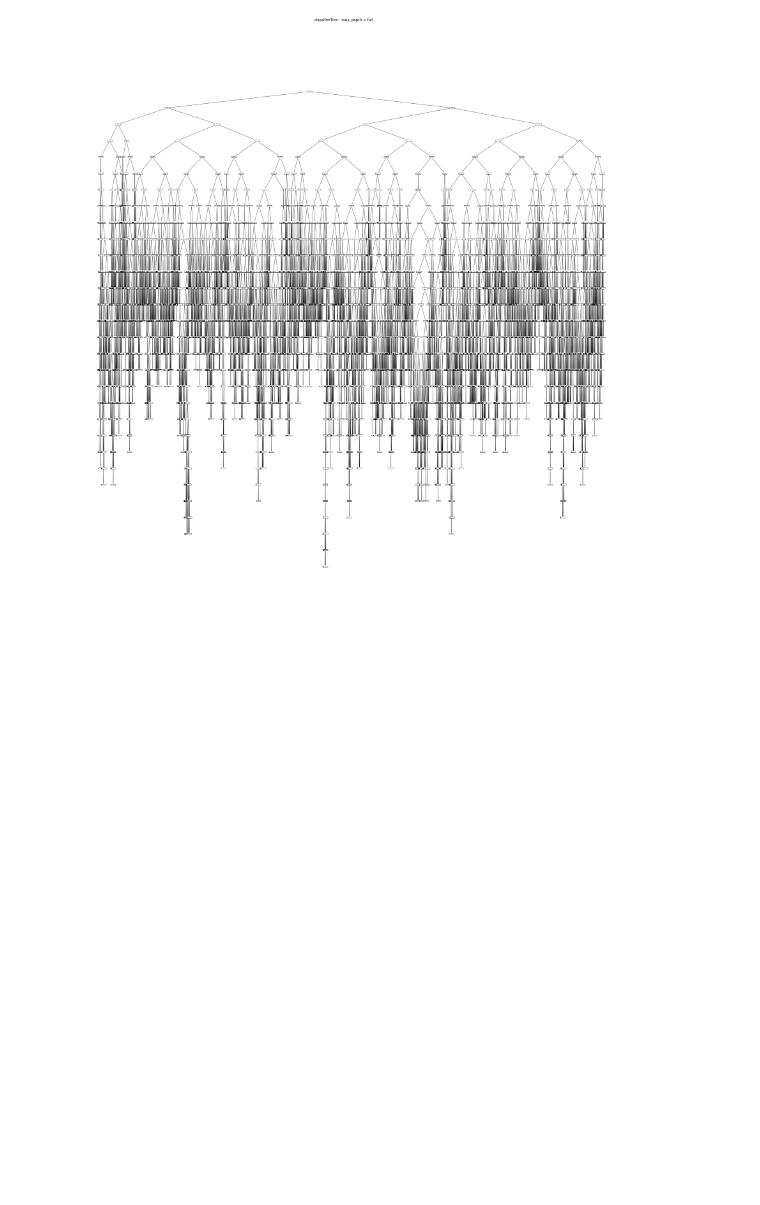
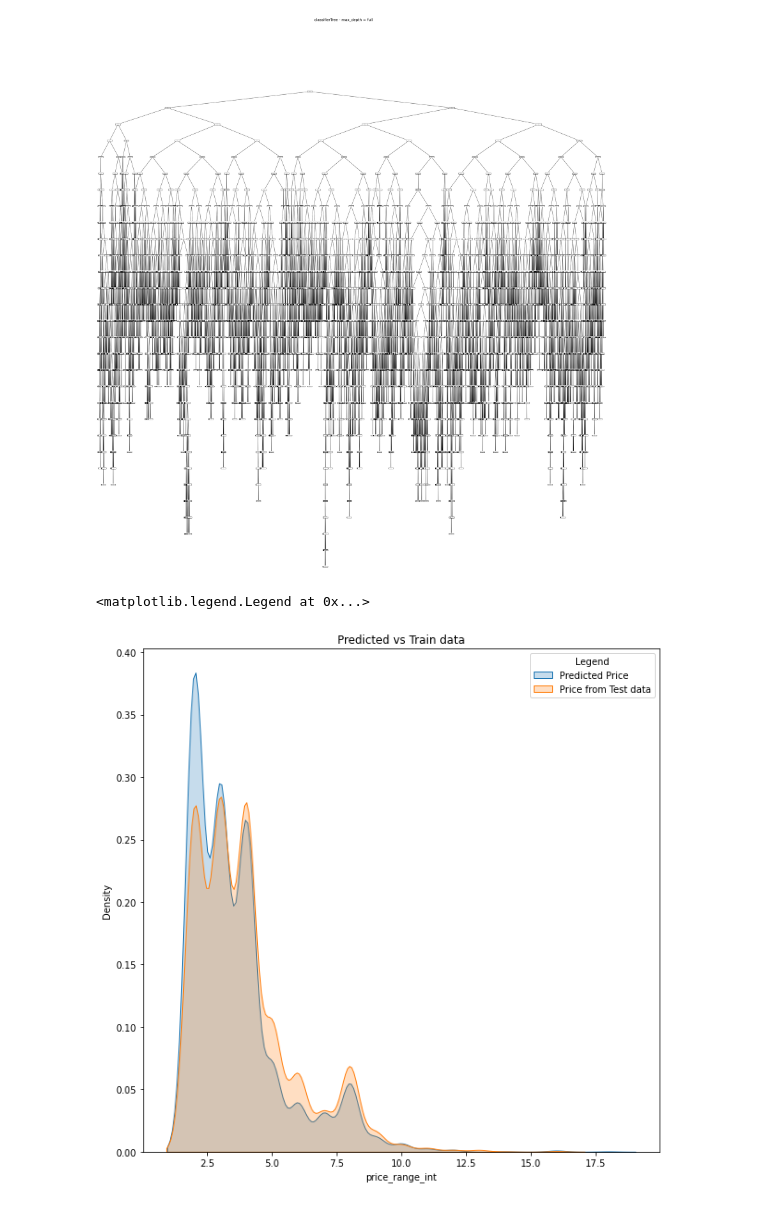
Before and after one commit to giantmagellan/WashStateHousingSales, a Jupyter notebook: JupyterNB/ads500b-step-03-mayel-final-alternative.ipynb, the cells around one changed output. Cells and saved outputs as stored; diff of their text form; code cells hidden in the pictures; blank space fills up the shorter version.

Commit message:
Added kde plot to show predicted vs train vs test data.

```diff
--- a/JupyterNB/ads500b-step-03-mayel-final-alternative.ipynb
+++ b/JupyterNB/ads500b-step-03-mayel-final-alternative.ipynb
@@ -290,3 +290,12 @@ plt.figure(figsize=(50,50)).suptitle("classifierTree - max_depth = full", fontsi
 tplot = tree.plot_tree(classifierTree, feature_names=['bathrooms', 'grade', 'sqft_living'])
 # %% [output]
 [figure]
+# %%
+fig, ax = plt.subplots(figsize=(10,10))
+ax.set_title("Predicted vs Train data")
+sns.kdeplot(Yp, ax=ax, fill = True)
+sns.kdeplot(Yt, ax=ax, fill = True)
+ax.legend(["Predicted Price", "Price from Test data"],title="Legend")
+# %% [output]
+<matplotlib.legend.Legend at 0x...>
+[figure, added]
```
Also changed, not shown: parts of 1 cell of this notebook.
